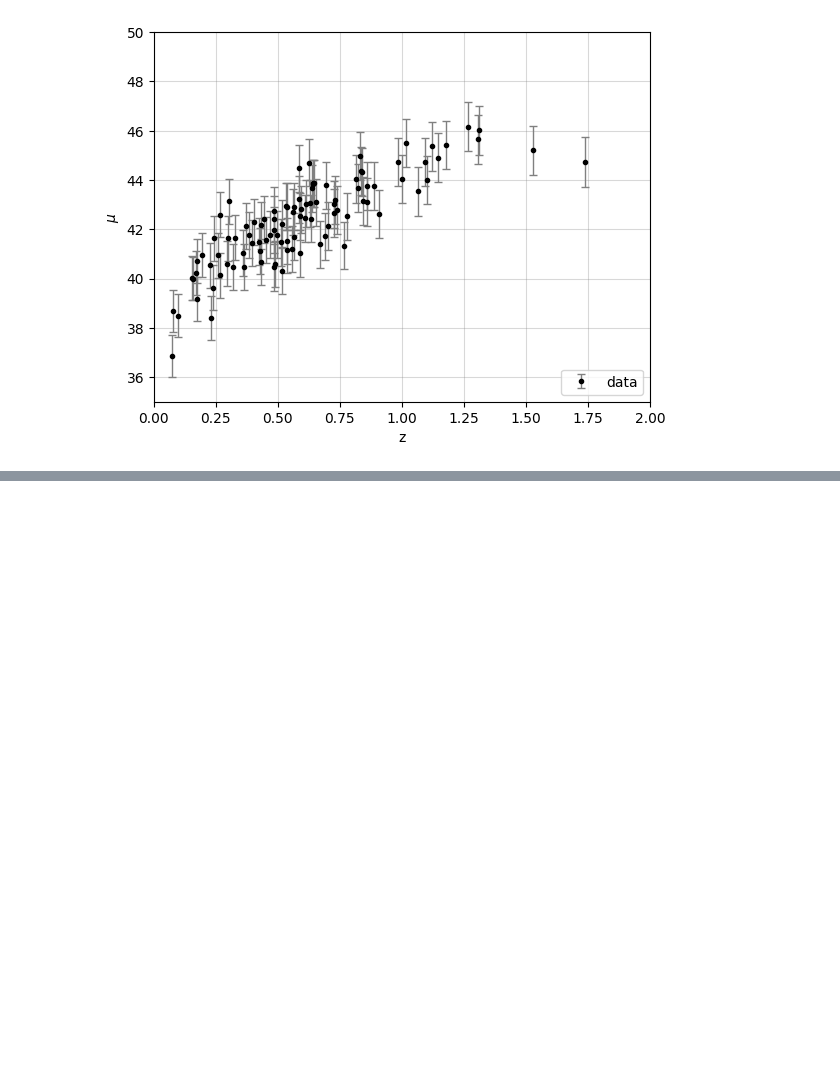
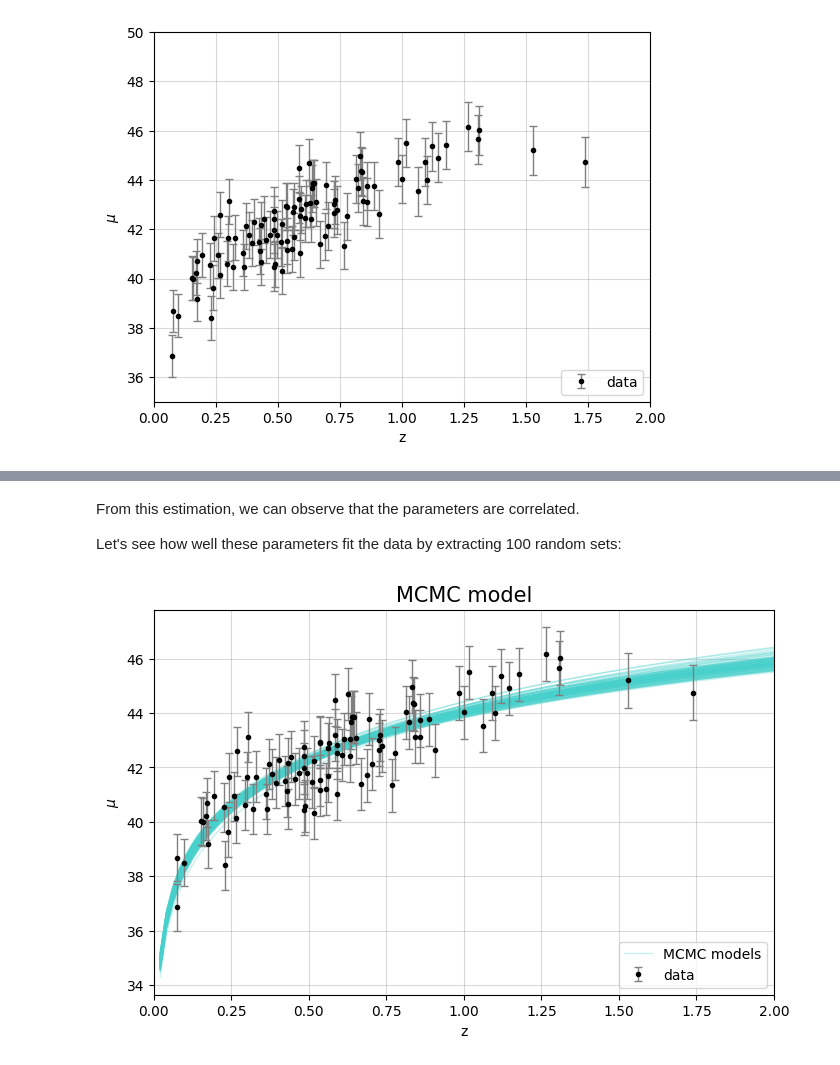
Before and after one commit to Alice-Palladino/astrostatistics_bicocca_2024, a Jupyter notebook: working/L18 - Supernovae distances and redshifts (part 2).ipynb, the cells around one changed output, grey strips where cells are left out. Drawn from its saved outputs; the diff is of its cells as text; code cells hidden in the pictures; blank space fills up the shorter version.

```diff
--- a/working/L18 - Supernovae distances and redshifts (part 2).ipynb
+++ b/working/L18 - Supernovae distances and redshifts (part 2).ipynb
@@ -57,0 +197,34 @@ plt.show()
+# %% [markdown]
+From this estimation, we can observe that the parameters are correlated.
+
+Let's see how well these parameters fit the data by extracting 100 random sets:
+# %%
+random_samples= flat_samples[np.random.choice(len(flat_samples),size=100)]
+
+plt.figure(figsize=(8, 5))
+
+mcmc_model = np.empty(shape=grid.shape)
+first_it = True     # I want to print the label only once
+
+for H0, Om in random_samples:
+
+    for i, z in enumerate(grid):
+        mcmc_model[i] = model(z, H0, Om)
+
+    if (first_it == True):
+        plt.plot(grid, mcmc_model, lw = 1, c = 'mediumturquoise', alpha = 0.3, label = 'MCMC models')
+        first_it = False
+
+    plt.plot(grid, mcmc_model, lw = 1, c = 'mediumturquoise', alpha = 0.3)
+
+plt.errorbar(z_sample, mu_sample, dmu, fmt='.k', ecolor='gray', capsize=3, lw=1, label='data')
+plt.xlabel('z')
+plt.ylabel('$\\mu$')
+plt.title('MCMC model', fontsize = 15)
+plt.legend(loc='lower right')
+plt.grid(alpha=0.3, c='gray')
+plt.xlim(0,2)
+
+plt.show()
+# %% [output]
+[figure, added]
```
Also changed, not shown: parts of 50 cells of this notebook.
